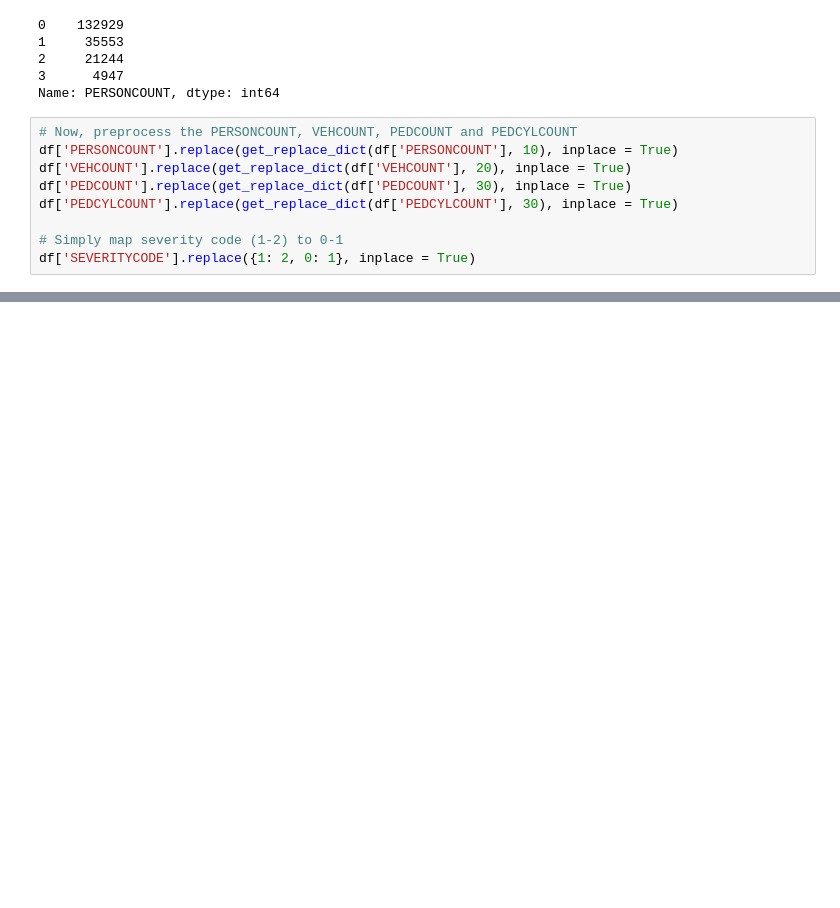
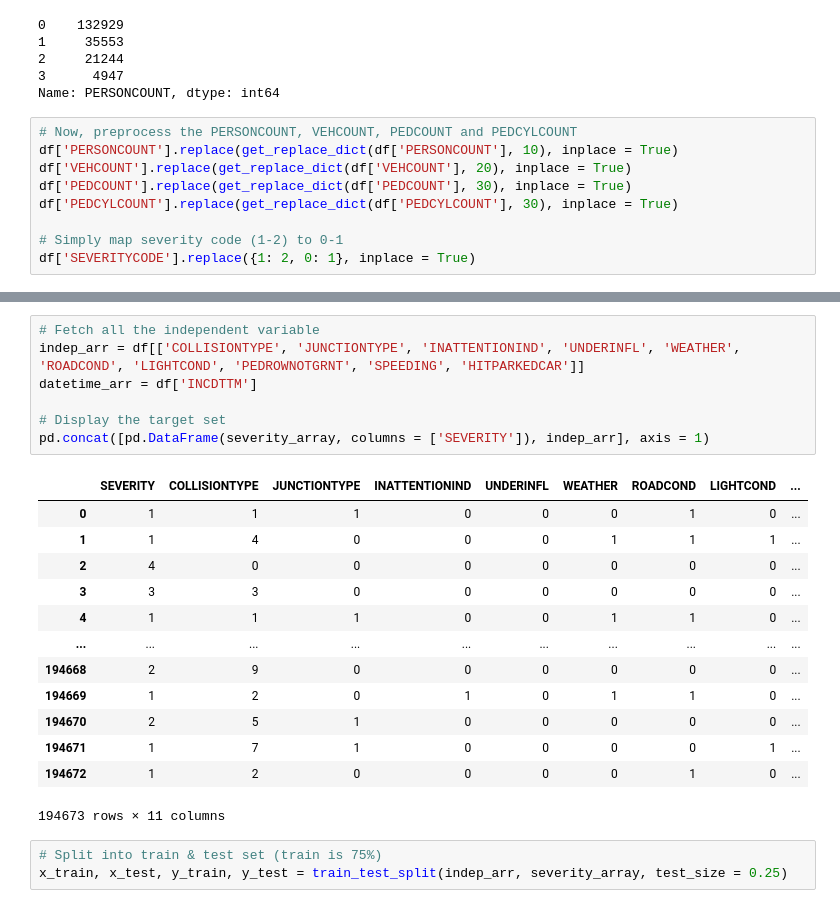
Before and after one commit to Mick235711/Coursera_Capstone, a Jupyter notebook: report.ipynb, the cells around one changed output, grey strips where cells are left out. Cells and saved outputs as stored; diff of their text form; blank space fills up the shorter version.

```diff
--- a/report.ipynb
+++ b/report.ipynb
@@ -97,0 +166,24 @@ plt.savefig('images/severity_array_value.png')
+# %%
+# Fetch all the independent variable
+indep_arr = df[['COLLISIONTYPE', 'JUNCTIONTYPE', 'INATTENTIONIND', 'UNDERINFL', 'WEATHER', 'ROADCOND', 'LIGHTCOND', 'PEDROWNOTGRNT', 'SPEEDING', 'HITPARKEDCAR']]
+datetime_arr = df['INCDTTM']
+
+# Display the target set
+pd.concat([pd.DataFrame(severity_array, columns = ['SEVERITY']), indep_arr], axis = 1)
+# %% [output]
+|  | SEVERITY | COLLISIONTYPE | JUNCTIONTYPE | INATTENTIONIND | UNDERINFL | WEATHER | ROADCOND | LIGHTCOND | ... |
+| 0 | 1 | 1 | 1 | 0 | 0 | 0 | 1 | 0 | ... |
+| 1 | 1 | 4 | 0 | 0 | 0 | 1 | 1 | 1 | ... |
+| 2 | 4 | 0 | 0 | 0 | 0 | 0 | 0 | 0 | ... |
+| 3 | 3 | 3 | 0 | 0 | 0 | 0 | 0 | 0 | ... |
+| 4 | 1 | 1 | 1 | 0 | 0 | 1 | 1 | 0 | ... |
+| ... | ... | ... | ... | ... | ... | ... | ... | ... | ... |
+| 194668 | 2 | 9 | 0 | 0 | 0 | 0 | 0 | 0 | ... |
+| 194669 | 1 | 2 | 0 | 1 | 0 | 1 | 1 | 0 | ... |
+| 194670 | 2 | 5 | 1 | 0 | 0 | 0 | 0 | 0 | ... |
+| 194671 | 1 | 7 | 1 | 0 | 0 | 0 | 0 | 1 | ... |
+| 194672 | 1 | 2 | 0 | 0 | 0 | 0 | 1 | 0 | ... |
+194673 rows × 11 columns
+# %%
+# Split into train & test set (train is 75%)
+x_train, x_test, y_train, y_test = train_test_split(indep_arr, severity_array, test_size = 0.25)
```
Also changed, not shown: parts of 8 cells of this notebook, 3 other files.
